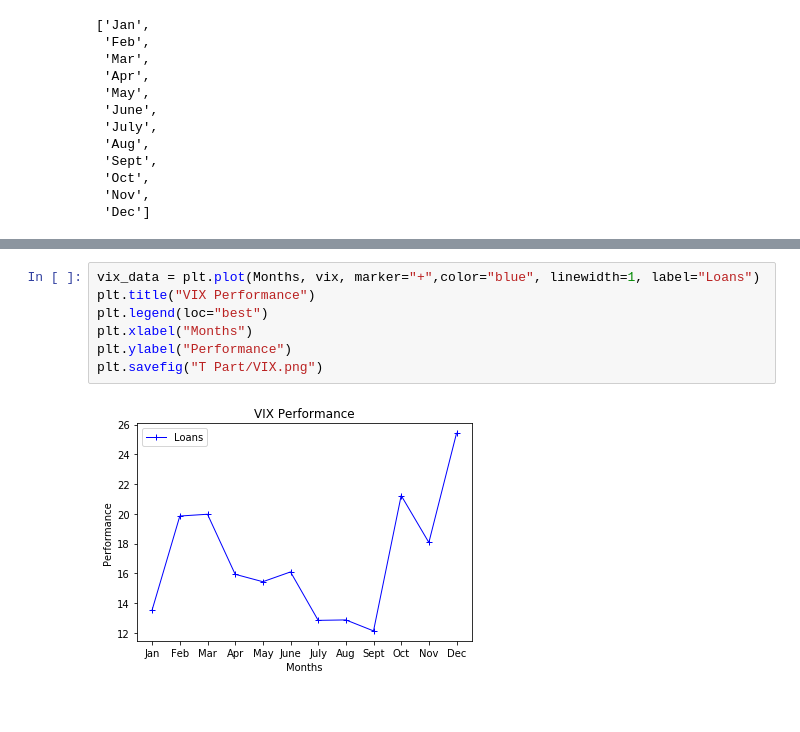
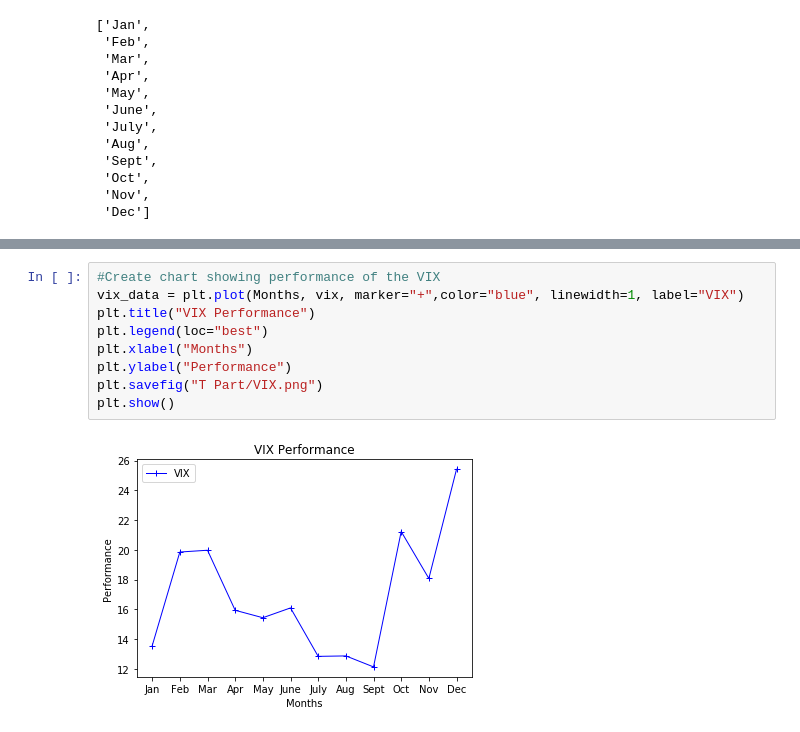
Before and after one commit to Ironbark427/Team-1, a Jupyter notebook: Project.ipynb, the cells around one changed output, grey strips where cells are left out. Drawn from its saved outputs; the diff is of its cells as text.

```diff
--- a/Project.ipynb
+++ b/Project.ipynb
@@ -329,9 +338,11 @@ Name: Adj Close, dtype: float64
 # %%
-vix_data = plt.plot(Months, vix, marker="+",color="blue", linewidth=1, label="Loans")
+#Create chart showing performance of the VIX
+vix_data = plt.plot(Months, vix, marker="+",color="blue", linewidth=1, label="VIX")
 plt.title("VIX Performance")
 plt.legend(loc="best")
 plt.xlabel("Months")
 plt.ylabel("Performance")
 plt.savefig("T Part/VIX.png")
+plt.show()
 # %% [output]
-[figure, old version]
+[figure, new version]
```
Also changed, not shown: parts of 29 cells of this notebook, 6 other files.
